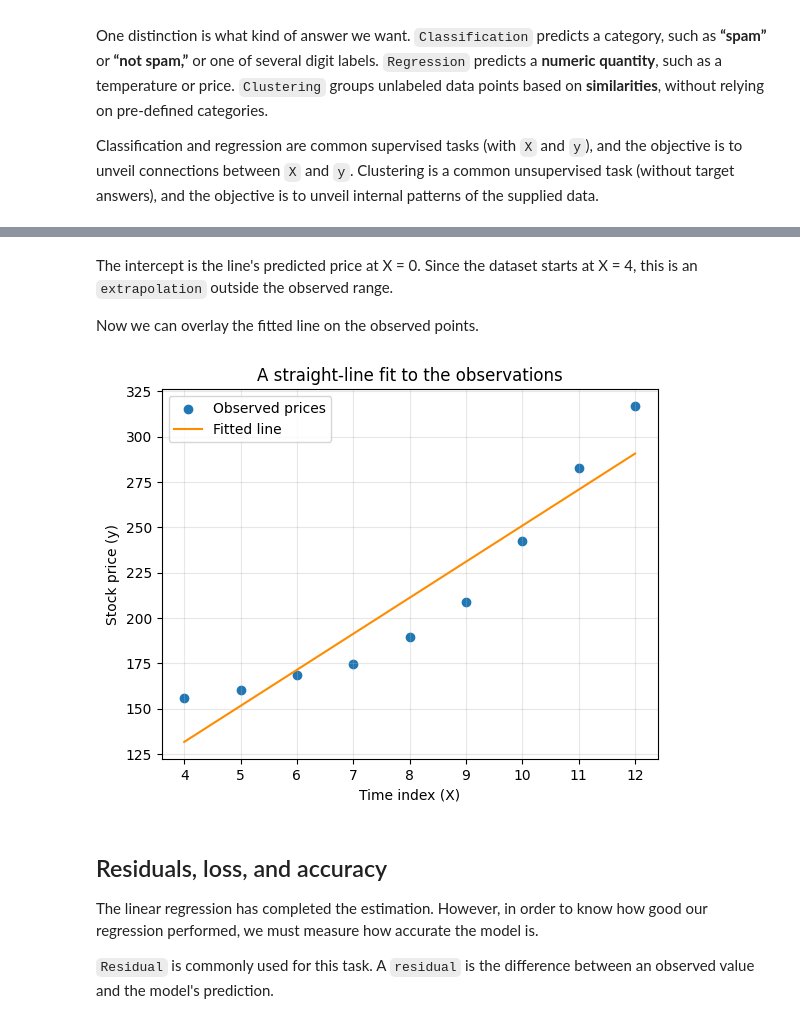
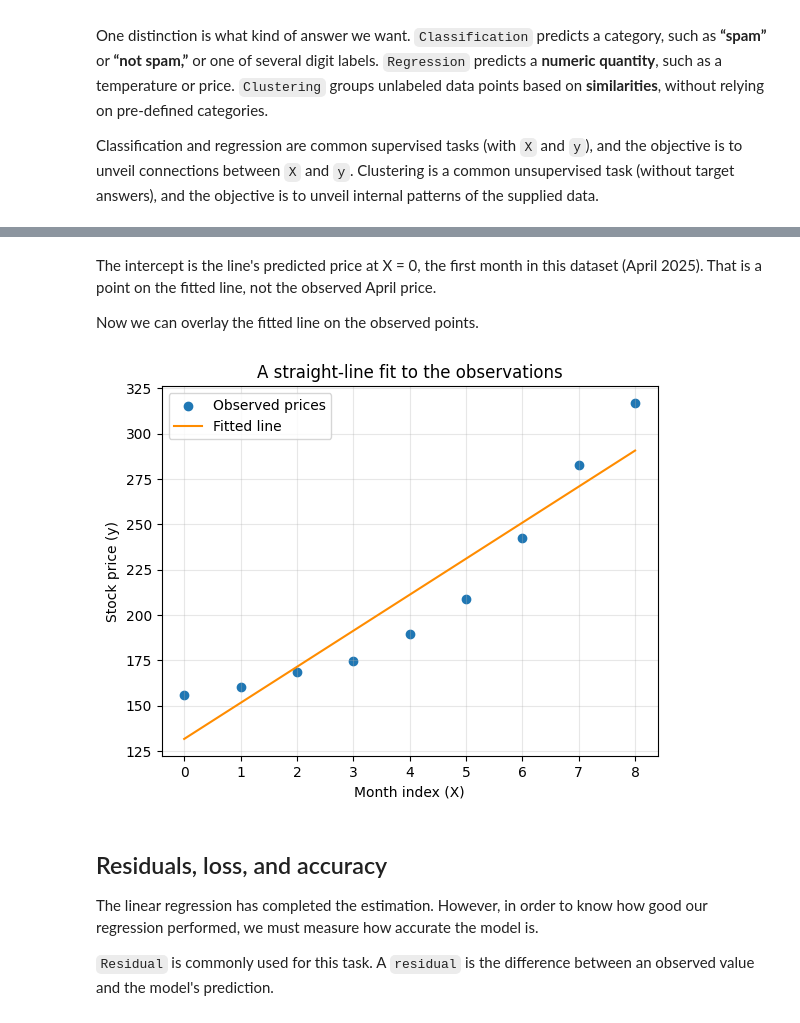
Before and after one commit to prismelt/neural-network-from-scratch, a Jupyter notebook: notebooks/01-introduction-to-machine-learning.ipynb, the cells around one changed output, grey strips where cells are left out. Drawn from its saved outputs; the diff is of its cells as text; code cells hidden in the pictures.

```diff
--- a/notebooks/01-introduction-to-machine-learning.ipynb
+++ b/notebooks/01-introduction-to-machine-learning.ipynb
@@ -130,20 +129,20 @@ The intercept b is 52.1061.
 # %% [markdown]
-The intercept is the line's predicted price at X = 0. Since the dataset starts at X = 4, this is an `extrapolation` outside the observed range.
+The intercept is the line's predicted price at X = 0, the first month in this dataset (April 2025). That is a point on the fitted line, not the observed April price.
 
 Now we can overlay the fitted line on the observed points.
 # %%
 predicted_y = [m * x_value + b for x_value in X]
 
 plt.scatter(X, y, label="Observed prices")
 plt.plot(X, predicted_y, color="darkorange", label="Fitted line")
-plt.xlabel("Time index (X)")
+plt.xlabel("Month index (X)")
 plt.ylabel("Stock price (y)")
 plt.title("A straight-line fit to the observations")
 plt.legend()
 plt.grid(True, alpha=0.3)
 plt.show()
 # %% [output]
-[figure, old version]
+[figure, new version]
 # %% [markdown]
 ## Residuals, loss, and accuracy
 
```
Also changed, not shown: parts of 16 cells of this notebook, 5 other files.
